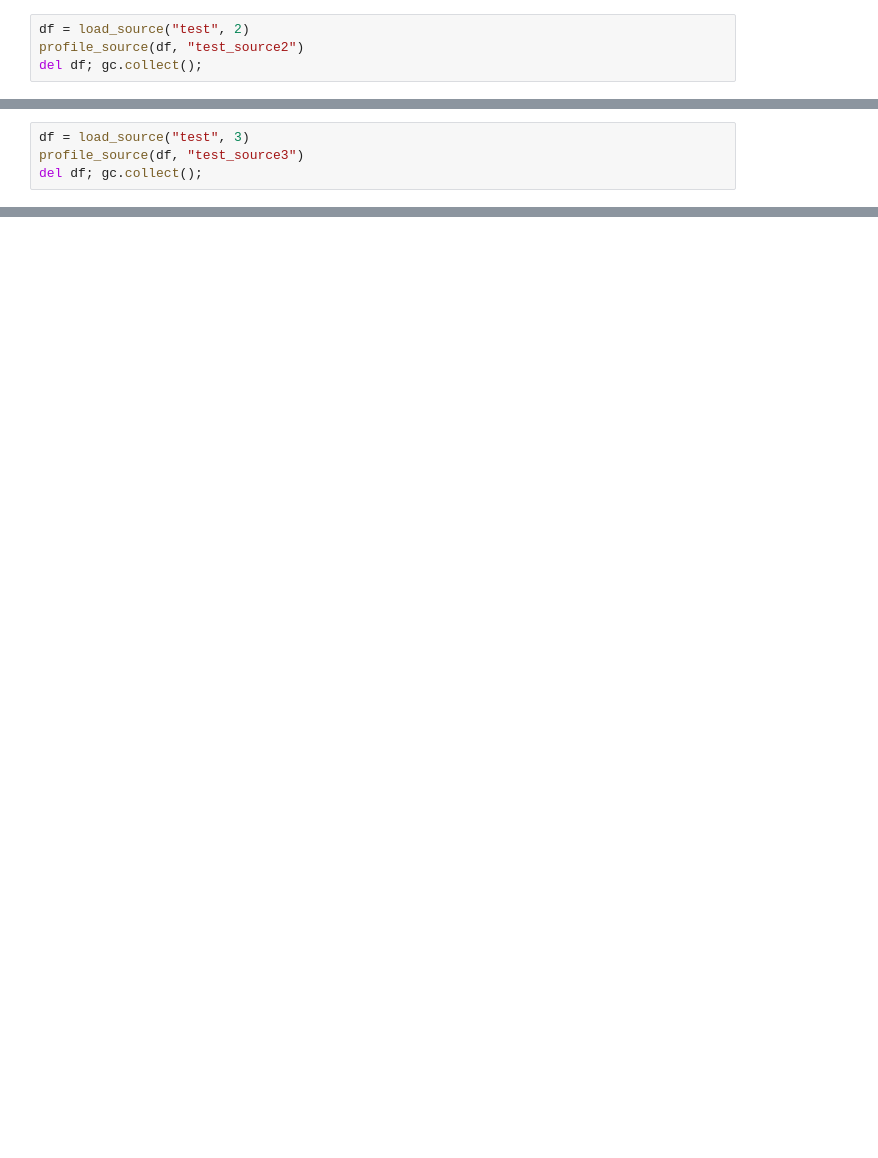
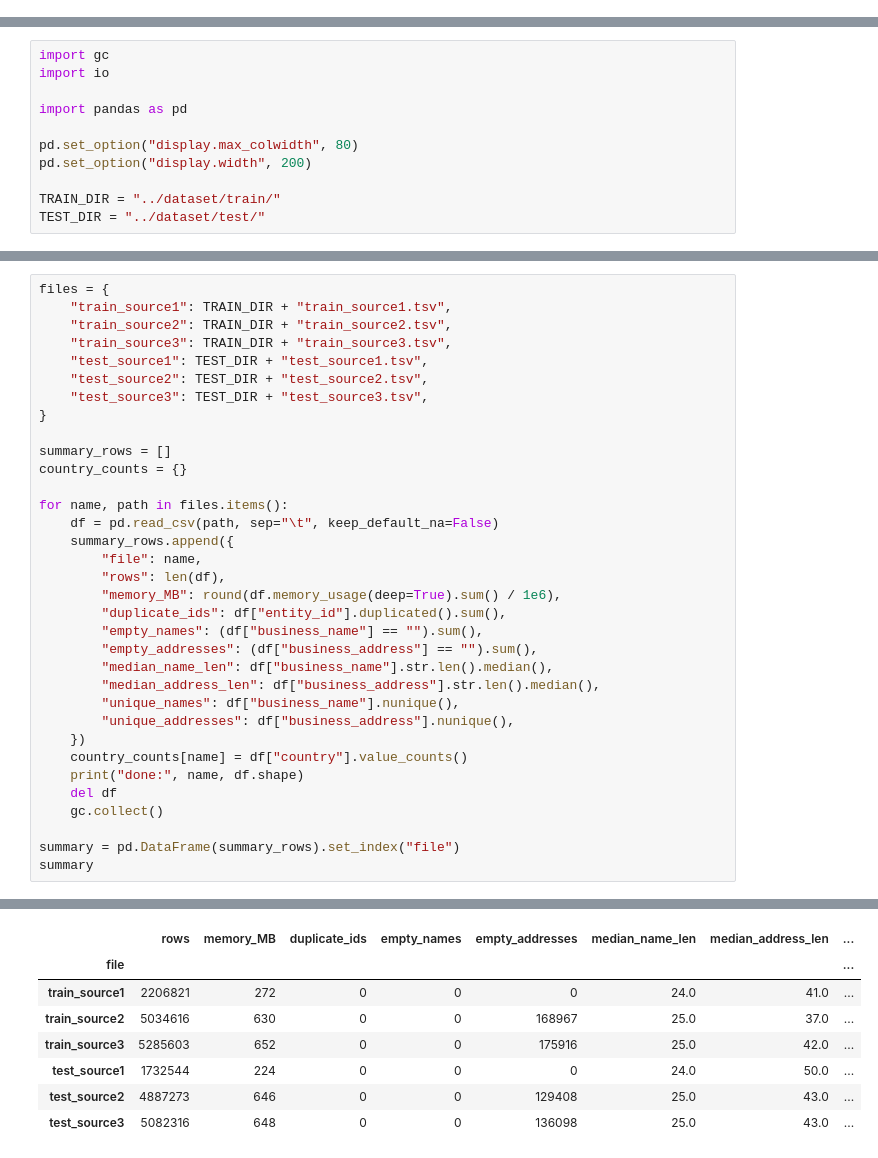
Before and after one commit to manoj101918/ml-_challange, a Jupyter notebook: notebooks/01_data_exploration.ipynb, the cells around one changed output, grey strips where cells are left out. Drawn from its saved outputs; the diff is of its cells as text; blank space fills up the shorter version.

```diff
--- a/notebooks/01_data_exploration.ipynb
+++ b/notebooks/01_data_exploration.ipynb
@@ -220,4 +0,0 @@ Unique addresses:      1,677,483 of 1,732,544
-# %%
-df = load_source("test", 2)
-profile_source(df, "test_source2")
-del df; gc.collect();
@@ -250,4 +0,0 @@ Unique addresses:      4,224,784 of 4,887,273
-# %%
-df = load_source("test", 3)
-profile_source(df, "test_source3")
-del df; gc.collect();
@@ -424,0 +12,11 @@ for s1_id in example_ids:
+# %%
+import gc
+import io
+
+import pandas as pd
+
+pd.set_option("display.max_colwidth", 80)
+pd.set_option("display.width", 200)
+
+TRAIN_DIR = "../dataset/train/"
+TEST_DIR = "../dataset/test/"
@@ -424,0 +190,35 @@ for s1_id in example_ids:
+# %%
+files = {
+    "train_source1": TRAIN_DIR + "train_source1.tsv",
+    "train_source2": TRAIN_DIR + "train_source2.tsv",
+    "train_source3": TRAIN_DIR + "train_source3.tsv",
+    "test_source1": TEST_DIR + "test_source1.tsv",
+    "test_source2": TEST_DIR + "test_source2.tsv",
+    "test_source3": TEST_DIR + "test_source3.tsv",
+}
+
+summary_rows = []
+country_counts = {}
+
+for name, path in files.items():
+    df = pd.read_csv(path, sep="\t", keep_default_na=False)
+    summary_rows.append({
+        "file": name,
+        "rows": len(df),
+        "memory_MB": round(df.memory_usage(deep=True).sum() / 1e6),
+        "duplicate_ids": df["entity_id"].duplicated().sum(),
+        "empty_names": (df["business_name"] == "").sum(),
+        "empty_addresses": (df["business_address"] == "").sum(),
+        "median_name_len": df["business_name"].str.len().median(),
+        "median_address_len": df["business_address"].str.len().median(),
+        "unique_names": df["business_name"].nunique(),
+        "unique_addresses": df["business_address"].nunique(),
+    })
+    country_counts[name] = df["country"].value_counts()
+    print("done:", name, df.shape)
+    del df
+    gc.collect()
+
+summary = pd.DataFrame(summary_rows).set_index("file")
+summary
+# %% [output]
@@ -424,0 +231,8 @@ for s1_id in example_ids:
+|  | rows | memory_MB | duplicate_ids | empty_names | empty_addresses | median_name_len | median_address_len | ... |
+| file |  |  |  |  |  |  |  | ... |
+| train_source1 | 2206821 | 272 | 0 | 0 | 0 | 24.0 | 41.0 | ... |
+| train_source2 | 5034616 | 630 | 0 | 0 | 168967 | 25.0 | 37.0 | ... |
+| train_source3 | 5285603 | 652 | 0 | 0 | 175916 | 25.0 | 42.0 | ... |
+| test_source1 | 1732544 | 224 | 0 | 0 | 0 | 24.0 | 50.0 | ... |
+| test_source2 | 4887273 | 646 | 0 | 0 | 129408 | 25.0 | 43.0 | ... |
+| test_source3 | 5082316 | 648 | 0 | 0 | 136098 | 25.0 | 43.0 | ... |
```
Also changed, not shown: parts of 54 cells of this notebook, 38 other files.
